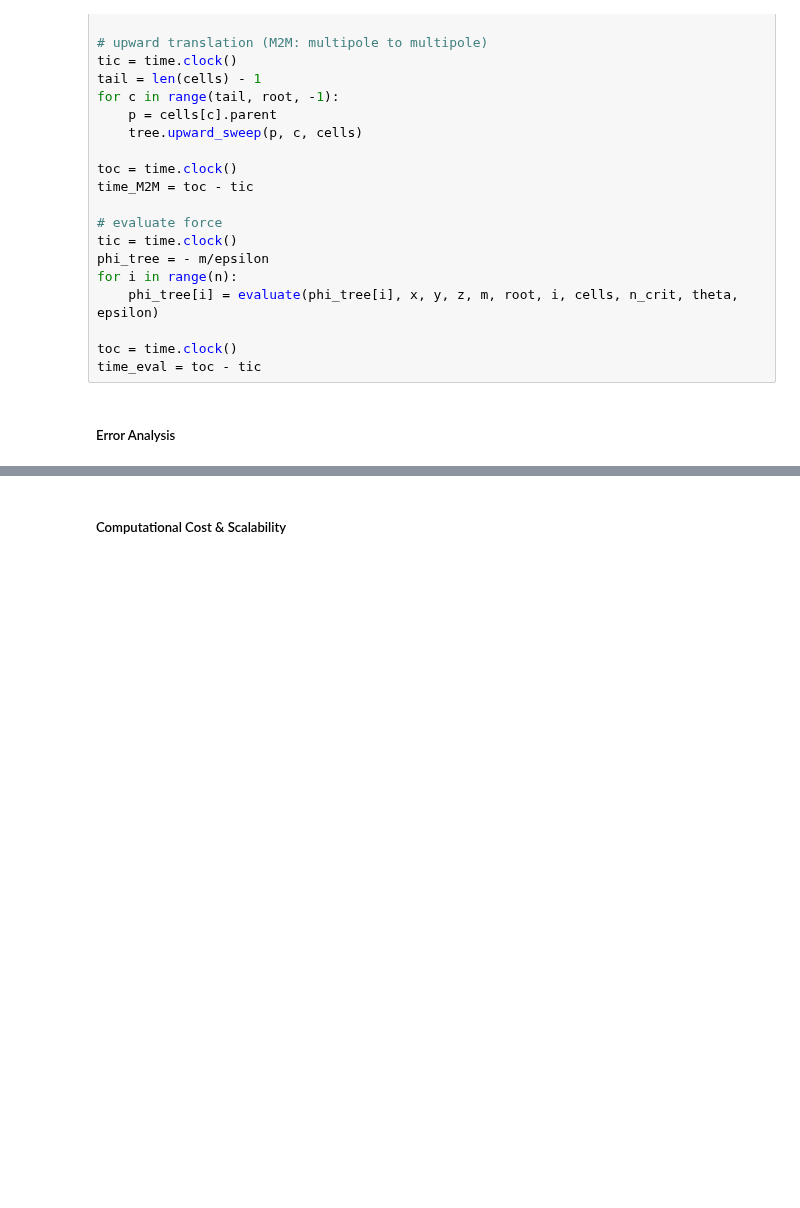
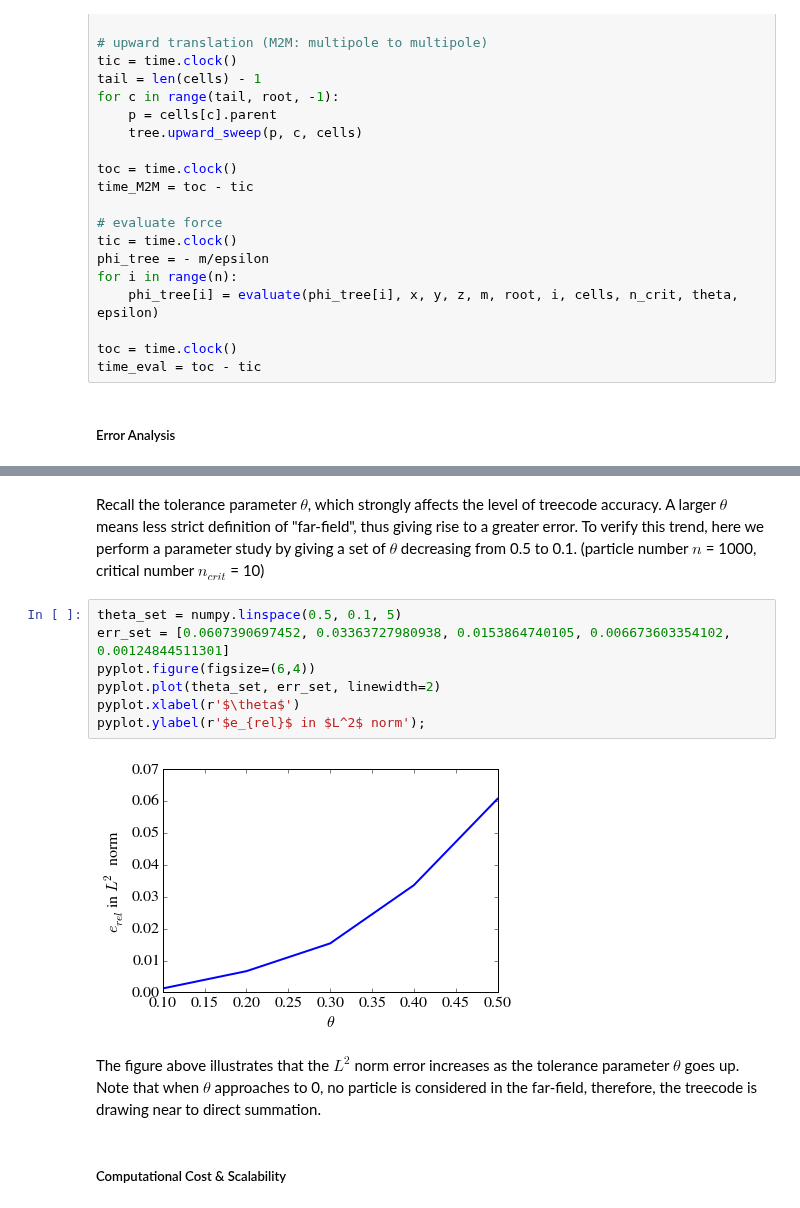
Before and after one commit to barbagroup/FMM_tutorial, a Jupyter notebook: 06_treecode.ipynb, the cells around one changed output, grey strips where cells are left out. Cells and saved outputs as stored; diff of their text form; blank space fills up the shorter version.

```diff
--- a/06_treecode.ipynb
+++ b/06_treecode.ipynb
@@ -225,3 +231,16 @@ pyplot.show();
+# %% [markdown]
+Recall the tolerance parameter $\theta$, which strongly affects the level of treecode accuracy. A larger $\theta$ means less strict definition of "far-field", thus giving rise to a greater error. To verify this trend, here we perform a parameter study by giving a set of $\theta$ decreasing from 0.5 to 0.1. (particle number $n$ = 1000, critical number $n_{crit}$  = 10)
+# %%
+theta_set = numpy.linspace(0.5, 0.1, 5)
+err_set = [0.0607390697452, 0.03363727980938, 0.0153864740105, 0.006673603354102, 0.00124844511301]
+pyplot.figure(figsize=(6,4))
+pyplot.plot(theta_set, err_set, linewidth=2)
+pyplot.xlabel(r'$\theta$')
+pyplot.ylabel(r'$e_{rel}$ in $L^2$ norm');
+# %% [output]
+[figure, added]
+# %% [markdown]
+The figure above illustrates that the $L^2$ norm error increases as the tolerance parameter $\theta$ goes up. Note that when $\theta$ approaches to 0, no particle is considered in the far-field, therefore, the treecode is drawing near to direct summation.
 # %% [markdown]
 ##### Computational Cost & Scalability
 # %%
```
Also changed, not shown: parts of 6 cells of this notebook.
